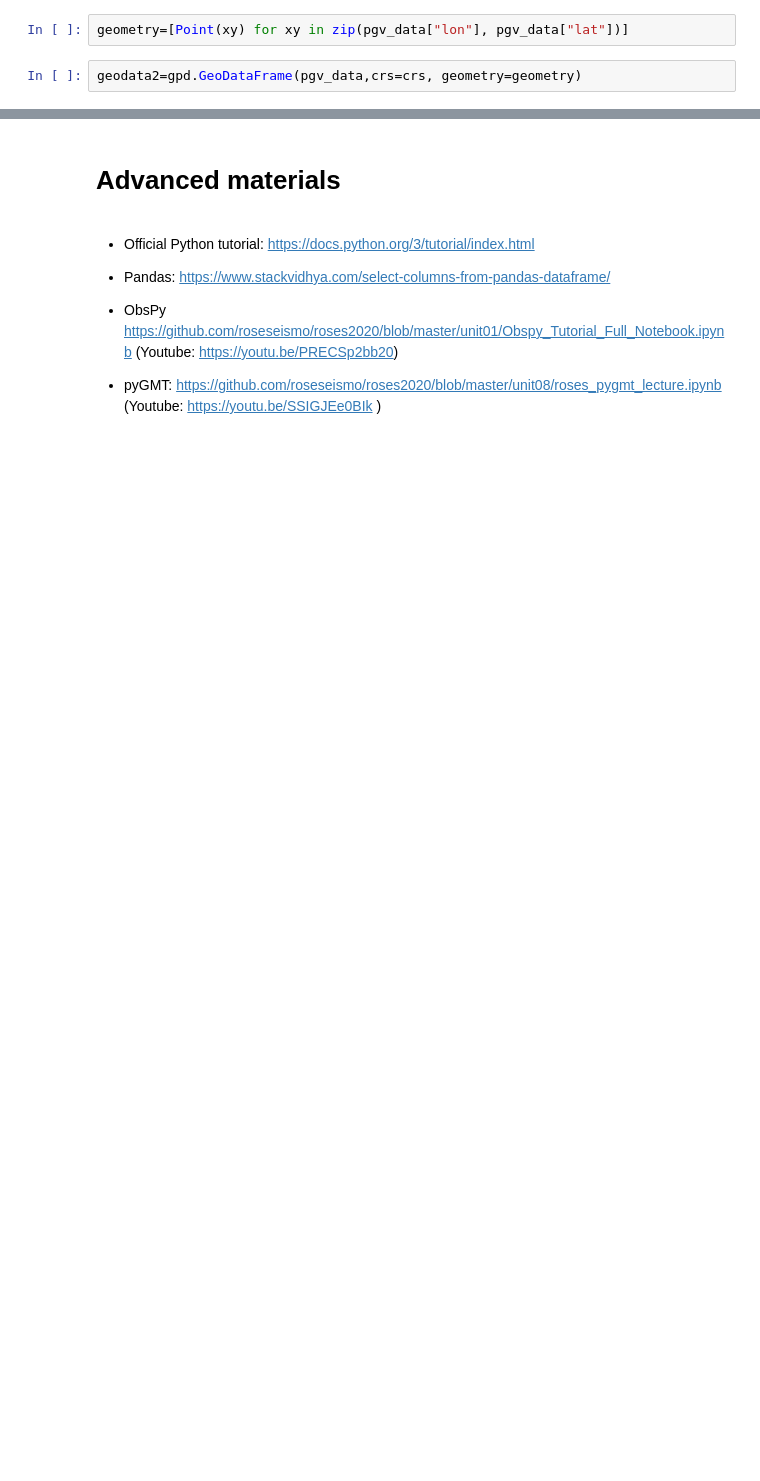
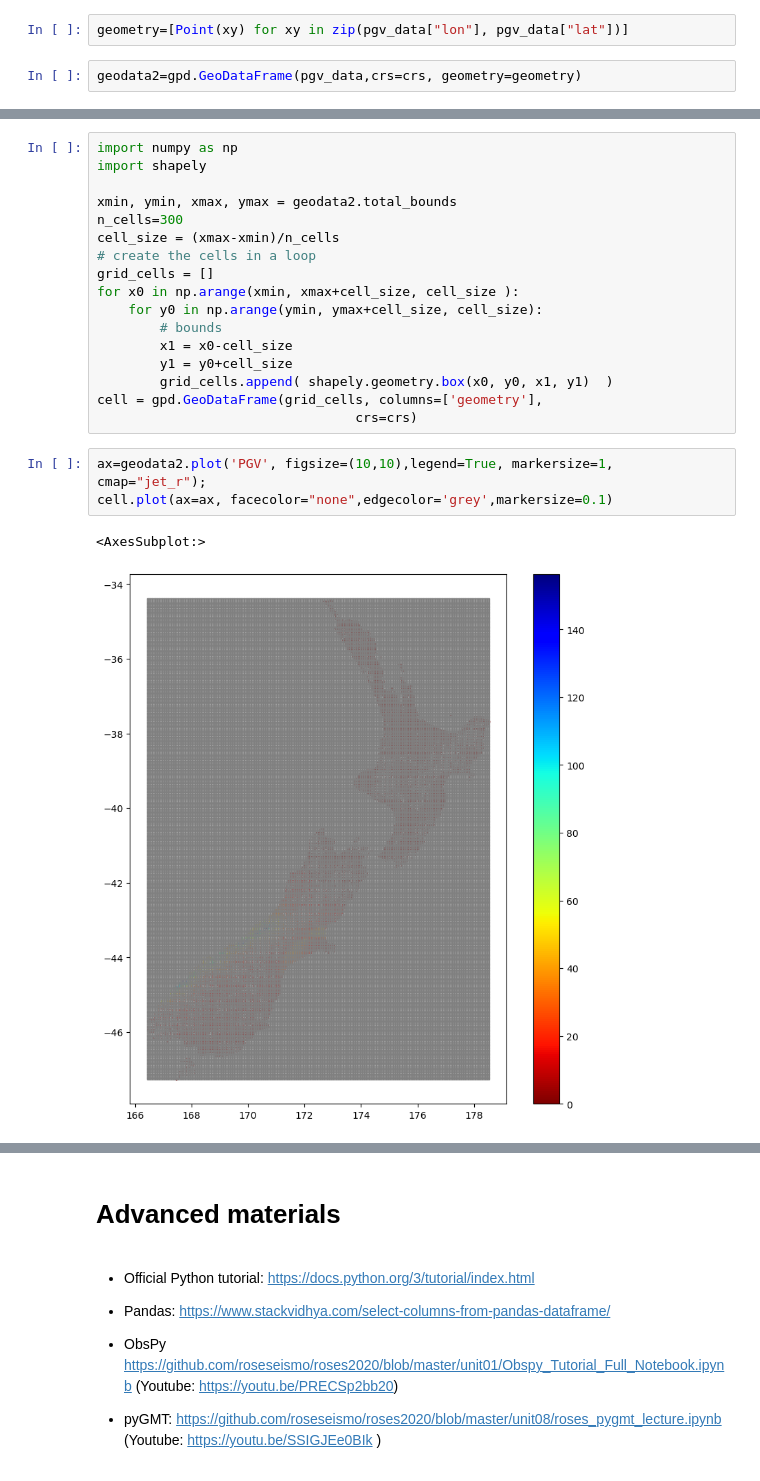
Before and after one commit to sungeunbae/python_tutorial, a Jupyter notebook: QuakeCoRE Python Workshop.ipynb, the cells around one changed output, grey strips where cells are left out. Saved outputs shown, nothing was run; the diff lists cells and outputs as text; blank space fills up the shorter version.

```diff
--- a/QuakeCoRE Python Workshop.ipynb
+++ b/QuakeCoRE Python Workshop.ipynb
@@ -619,0 +729,23 @@ ax.set_ylabel('Latitude', fontsize='medium')
+# %%
+import numpy as np
+import shapely
+
+xmin, ymin, xmax, ymax = geodata2.total_bounds
+n_cells=300
+cell_size = (xmax-xmin)/n_cells
+# create the cells in a loop
+grid_cells = []
+for x0 in np.arange(xmin, xmax+cell_size, cell_size ):
+    for y0 in np.arange(ymin, ymax+cell_size, cell_size):
+        # bounds
+        x1 = x0-cell_size
+        y1 = y0+cell_size
+        grid_cells.append( shapely.geometry.box(x0, y0, x1, y1)  )
+cell = gpd.GeoDataFrame(grid_cells, columns=['geometry'],
+                                 crs=crs)
+# %%
+ax=geodata2.plot('PGV', figsize=(10,10),legend=True, markersize=1, cmap="jet_r");
+cell.plot(ax=ax, facecolor="none",edgecolor='grey',markersize=0.1)
+# %% [output]
+<AxesSubplot:>
+[figure, added]
```
Also changed, not shown: parts of 17 cells of this notebook, 7 other files.
